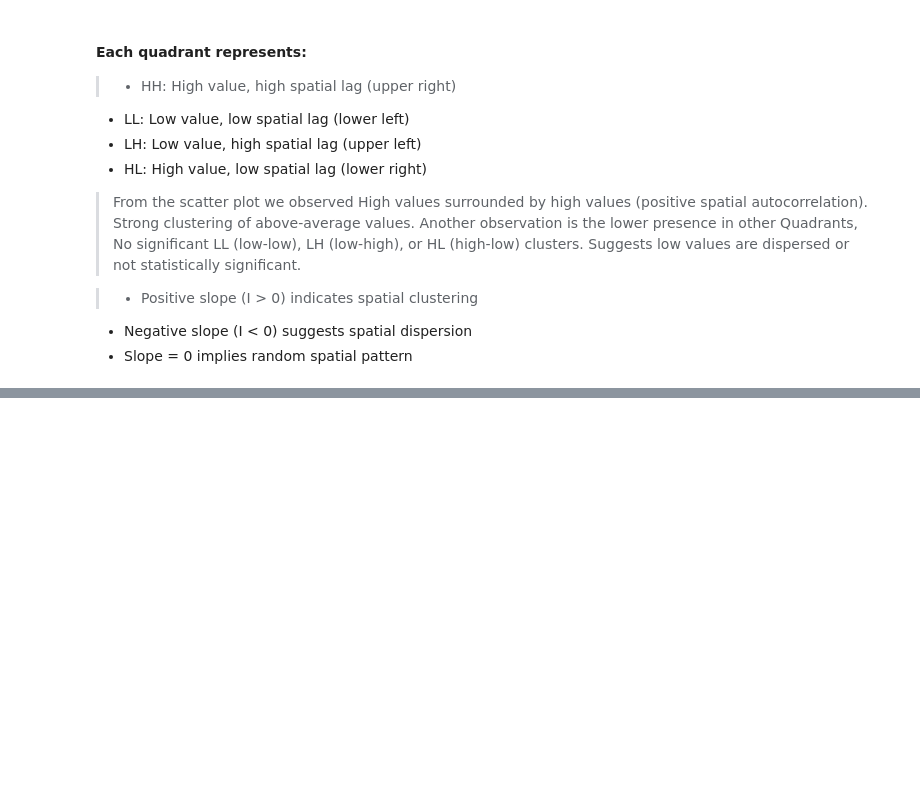
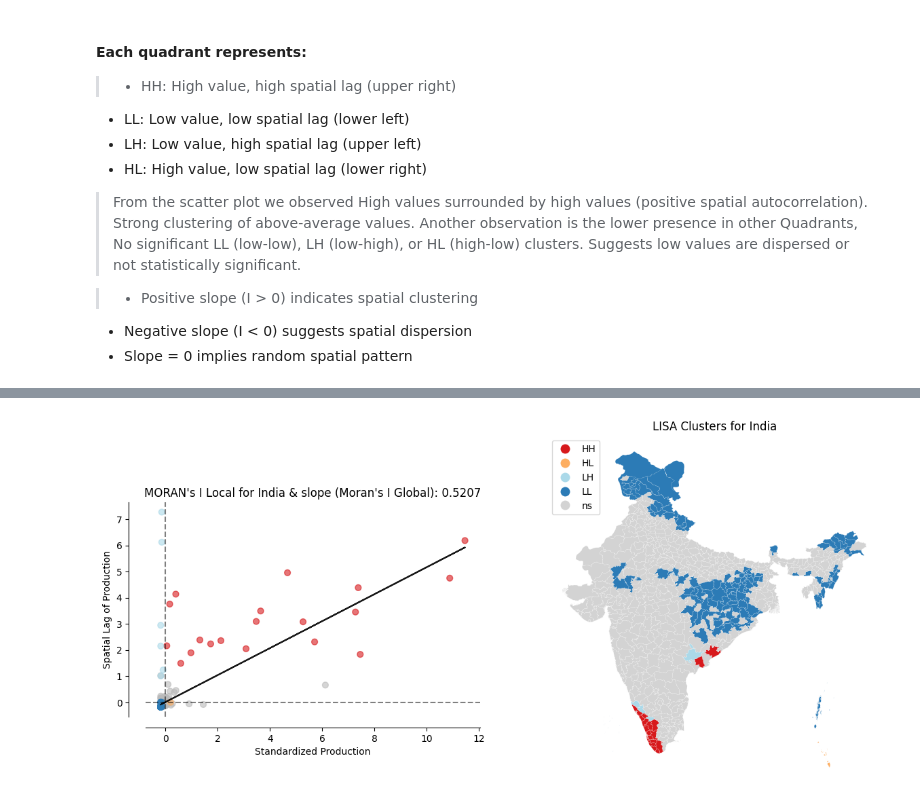
Before and after one commit to MLTesla/IndiaCropProductionEDA, a Jupyter notebook: Report.ipynb, the cells around one changed output, grey strips where cells are left out. Saved outputs shown, nothing was run; the diff lists cells and outputs as text; code cells hidden in the pictures; blank space fills up the shorter version.

Commit message:
Notebook Update
LISA, KDE, Geary C plot added

```diff
--- a/Report.ipynb
+++ b/Report.ipynb
@@ -32,8 +34,8 @@ Production       3730
 dtype: int64
 # %%
 # Load India districts shapefile (district boundries files)
-gdf = gpd.read_file("map\IND_adm2.shp")
-states_gdf = gpd.read_file("map\IND_adm1.shp")
+gdf = gpd.read_file("IND_adm\IND_adm2.shp")
+states_gdf = gpd.read_file("IND_adm\IND_adm1.shp")
 
 # function to Clean names in both the datasets and shap file
 def clean_names(df, col):
@@ -732,7 +743,81 @@ P-value: 3.306140077556161e-278
 # LISA is a local version of Moran's I, which measures spatial autocorrelation at the level of individual observations.
 # It identifies clusters of similar values (high-high or low-low) and outliers (high-low or low-high) in the data.
 # LISA is useful for identifying local patterns of spatial association, which can be useful for understanding the spatial structure of the data.
-# [1] https://geodacenter.github.io/workshops/Spatial_Analysis/Spatial_Autocorrelation.html
+# [1] https://geographicdata.science/book/notebooks/07_local_autocorrelation.html
+# [2] https://geodacenter.github.io/workshops/Spatial_Analysis/Spatial_Autocorrelation.html
+# [3] https://walker-data.com/posts/esda-with-python/
+
 
 
 from esda.moran import Moran_Local
+import splot.esda as splot
+
+All_states = 1  # Set 1 for All states
+
+
+if All_states >= 1:
+    # Assume All states and their districts :
+    State_local = merged_data.copy()
+    target_state = 'India'
+else:
+    # Select Particular state to Analyse:
+    target_state =  'UTTAR PRADESH' #"ANDHRA PRADESH" #'TAMIL NADU' #'UTTAR PRADESH'
+    State_local = merged_data[merged_data["STATE"] == target_state]
+
+
+# Generate Queen contiguity weights for the state
+w_lisa = Queen.from_dataframe(State_local)
+
+# Ensure all districts have at least one neighbor
+w_lisa.transform = 'B'  # Binary weights
+
+# State's Moran's Global scatter Plot
+moran_glo = Moran(State_local['Production'], w_lisa,  permutations=999)
+# State's Moran's local cluster
+moran_loc = Moran_Local(State_local['Production'], w_lisa,  permutations=999)
+
+
+# Parameter for Local I map plot:
+# moran_loc.Is: Array of Local Moran's I values for each district.
+# moran_loc.p_sim: P-values from permutation tests.
+# moran_loc.q: Quadrant codes for cluster types (HH, LL, etc.).
+
+results = gpd.GeoDataFrame({
+    "LISA_Cluster": moran_loc.q,
+    "p-value": moran_loc.p_sim,
+    "Local_I": moran_loc.Is,
+    "geometry": State_local.geometry,
+    "District": State_local["District"]
+})
+
+#if All_states == 0:  # State's Moran Global scatter Plot
+
+# Create plot
+fig, (ax1, ax2) = plt.subplots(nrows=1, ncols=2, figsize=(14, 8))
+
+# Moran locAL scatterplot with spatial lag
+moran_scatterplot(moran_loc, p=0.05,aspect_equal=True, ax=ax1)
+ax1.set_xlabel("Standardized Production")
+ax1.set_ylabel("Spatial Lag of Production")
+ax1.title.set_text(f'MORAN\'s I Local for {target_state} & slope (Moran\'s I Global): {moran_glo.I:.4f}')
+
+#plt.show()
+
+# Moran scatterplot Global with spatial lag
+# moran_scatterplot(moran_glo, p=0.05,aspect_equal=True, ax=ax2)
+# ax2.set_xlabel("Standardized Production")
+# ax2.set_ylabel("Spatial Lag of Production")
+# ax2.title.set_text(f'MORANs I scatter plot for {target_state}')
+#
+
+lisa_cluster(moran_loc, results, p=0.05, ax=ax2,legend_kwds={'loc': 'upper left'} )
+ax2.title.set_text(f'LISA Clusters for {target_state}')
+
+
+
+
+# 🔴 HH: High-High
+# 🔵 LL: Low-Low
+# 🟢 HL/LH: Outliers
+#  Rest All Non Significant (ns)
+# %% [output]
@@ -738,0 +832 @@ from esda.moran import Moran_Local
+[figure, added]
```
Also changed, not shown: parts of 11 cells of this notebook.
